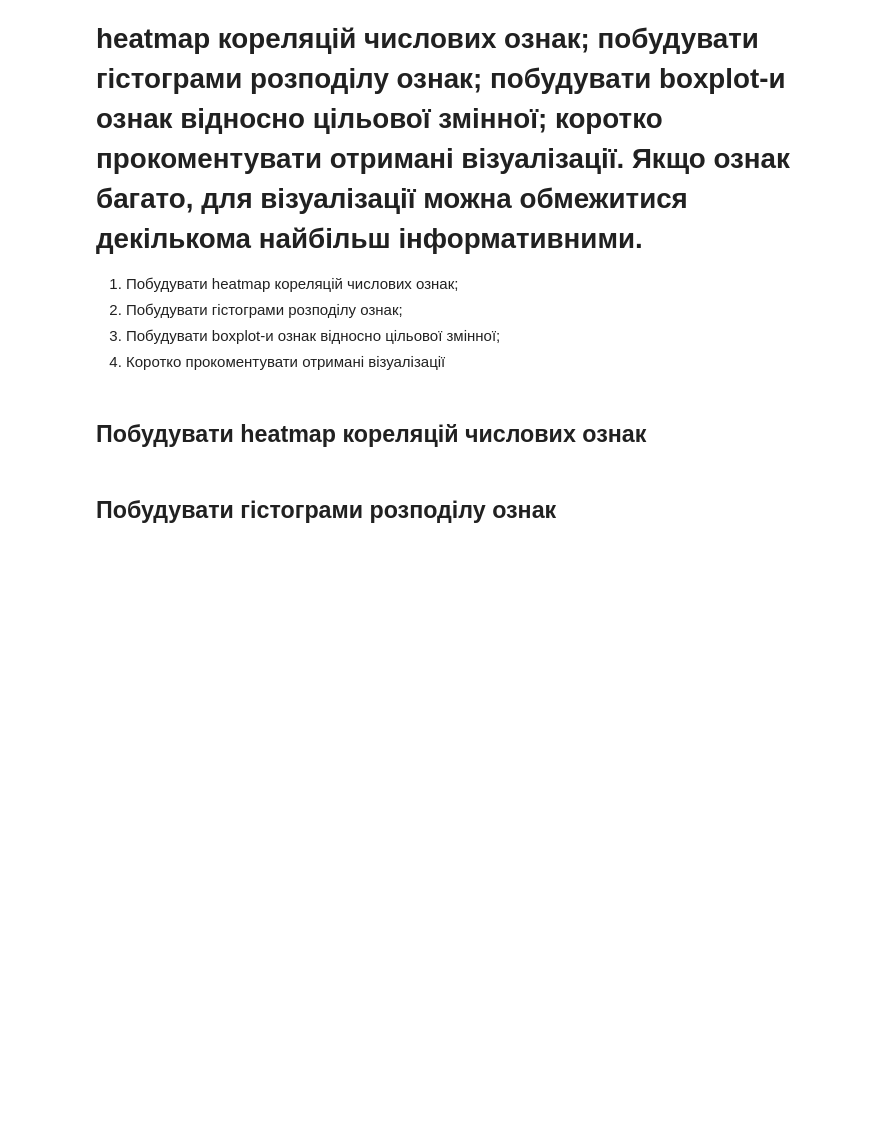
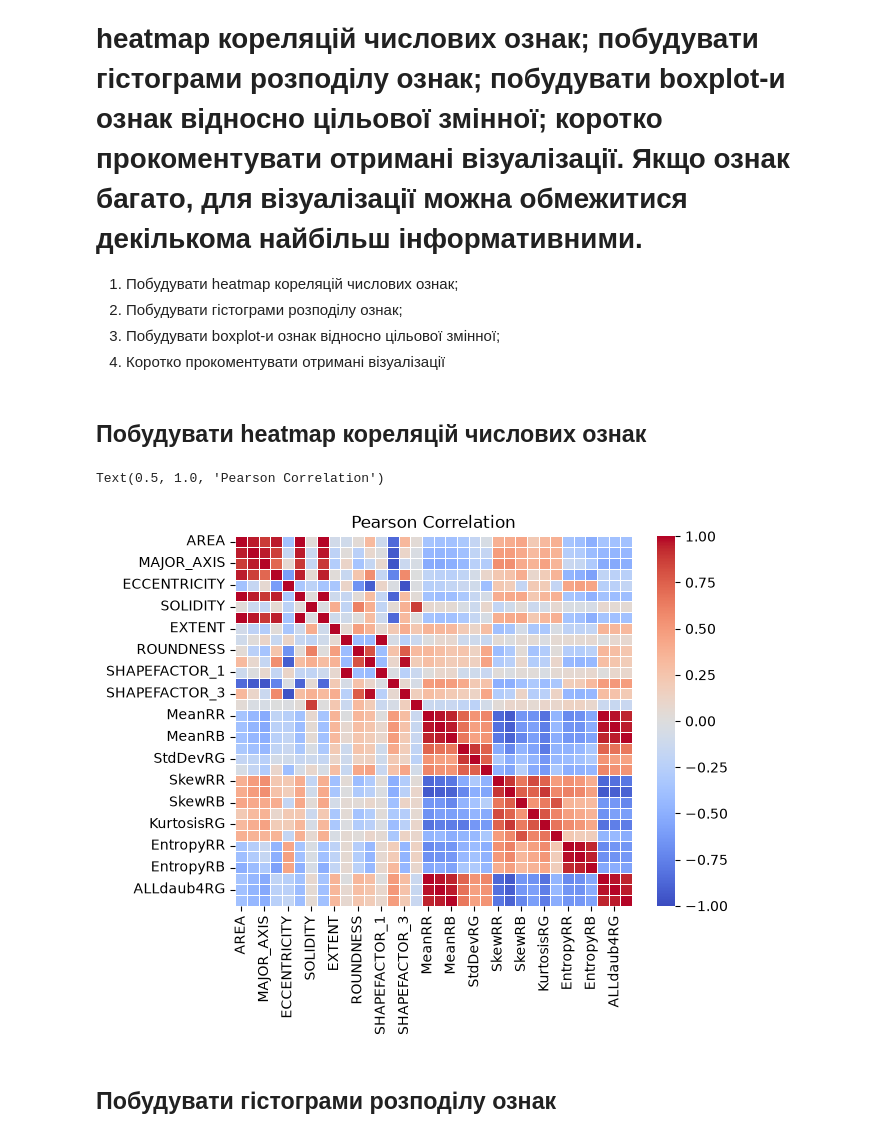
Before and after one commit to KPI-FTI-MMDA-Klymentiev/IntelligentDataAnalysis, a Jupyter notebook: labs/lab1/lab1.ipynb, the cells around one changed output. Drawn from its saved outputs; the diff is of its cells as text; code cells hidden in the pictures; blank space fills up the shorter version.

```diff
--- a/labs/lab1/lab1.ipynb
+++ b/labs/lab1/lab1.ipynb
@@ -19,0 +54,5 @@ raw_data = pd.read_excel(path)
+# %%
+target_name = "Class"
+features = raw_data.drop(target_name, axis=1)
+target = raw_data[target_name]
+features.shape, target.shape
@@ -54,5 +139,18 @@ There is NA or null: False
 4. Коротко прокоментувати отримані візуалізації
 # %% [markdown]
 ## Побудувати heatmap кореляцій числових ознак
+# %%
+corr_matrix = features.corr()
+sns.heatmap(
+    corr_matrix,
+    cmap='coolwarm',
+    vmin=-1,
+    vmax=1,
+    linewidths=0.5,
+)
+plt.title('Pearson Correlation')
+# %% [output]
+Text(0.5, 1.0, 'Pearson Correlation')
+[figure, added]
 # %% [markdown]
 ## Побудувати гістограми розподілу ознак
```
Also changed, not shown: parts of 13 cells of this notebook.
